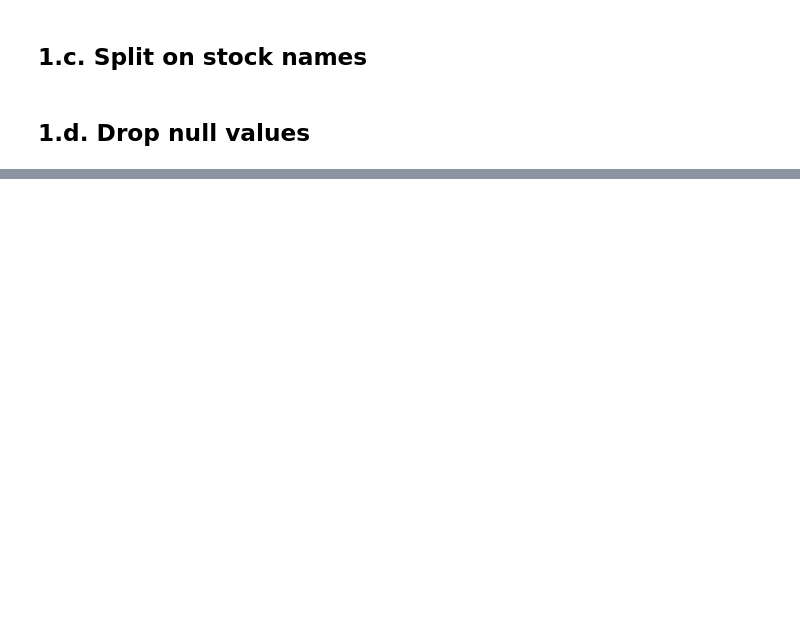
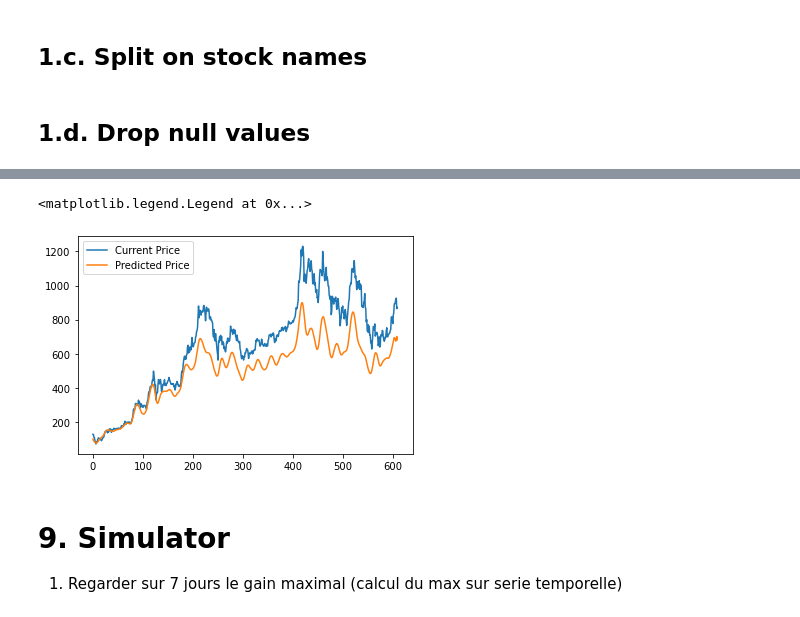
Before and after one commit to teschoua/Stock-Prediction, a Jupyter notebook: Stock-prediction.ipynb, the cells around one changed output, grey strips where cells are left out. Saved outputs shown, nothing was run; the diff lists cells and outputs as text; code cells hidden in the pictures; blank space fills up the shorter version.

```diff
--- a/Stock-prediction.ipynb
+++ b/Stock-prediction.ipynb
@@ -105,0 +251,25 @@ df_AAPL_scaled = scaler.fit_transform(np.array(df_AAPL).reshape(-1,1))
+# %%
+# Moyenne sur les prédictions portant sur le même jour
+diags = [statistics.mean(y_pred_scaled[::-1,:].diagonal(i)) for i in range(-y_pred_scaled.shape[0]+1,y_pred_scaled.shape[1])]
+# We want the
+# diags = diags[:len(y_pred_scaled)-1]
+diags = np.array(diags)
+# %%
+# df_TSLA prices for the test set
+# y : [0:3018] (3019 values)
+# We calculate 609 prices (1 per day)
+# I check the real values on df_TSLA : [0:3055]
+# I use onlly df_TSLA : [0:3018] (37 values missing because of the preprocessing step)
+# test_set : [3018 - 609 + 1 :]
+# Finally add 30 days (substracted in the preprocessing step)
+test_set = np.array(df_TSLA.iloc[len(X)-len(diags)+nb_days : len(X)+nb_days, 4:5].iloc[:, 0])
+# %%
+plt.plot(test_set)
+plt.plot(diags)
+plt.legend(['Current Price', 'Predicted Price'])
+# %% [output]
+<matplotlib.legend.Legend at 0x...>
+[figure, added]
+# %% [markdown]
+# 9. Simulator
+1. Regarder sur 7 jours le gain maximal (calcul du max sur serie temporelle)
```
Also changed, not shown: parts of 31 cells of this notebook.
